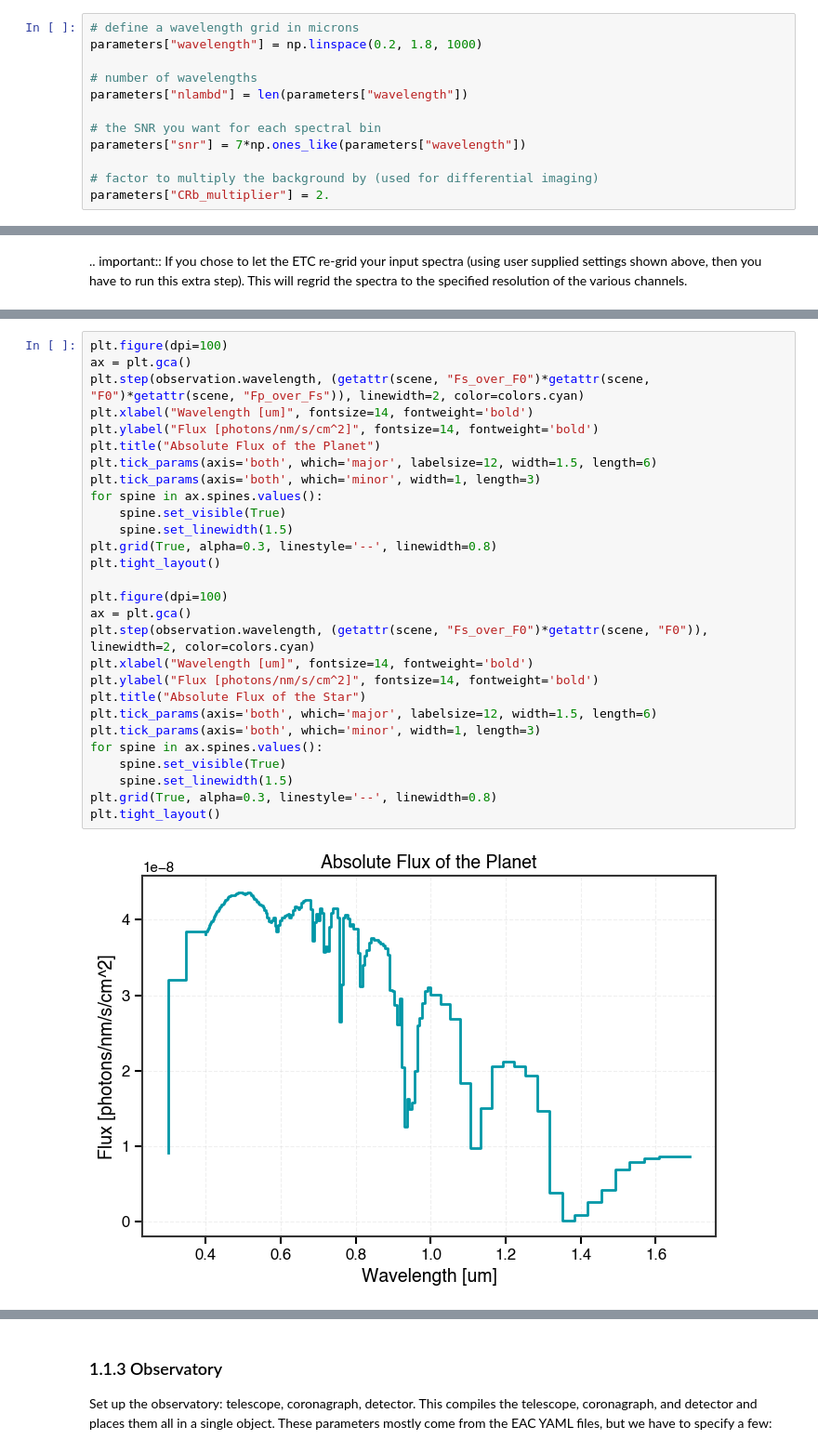
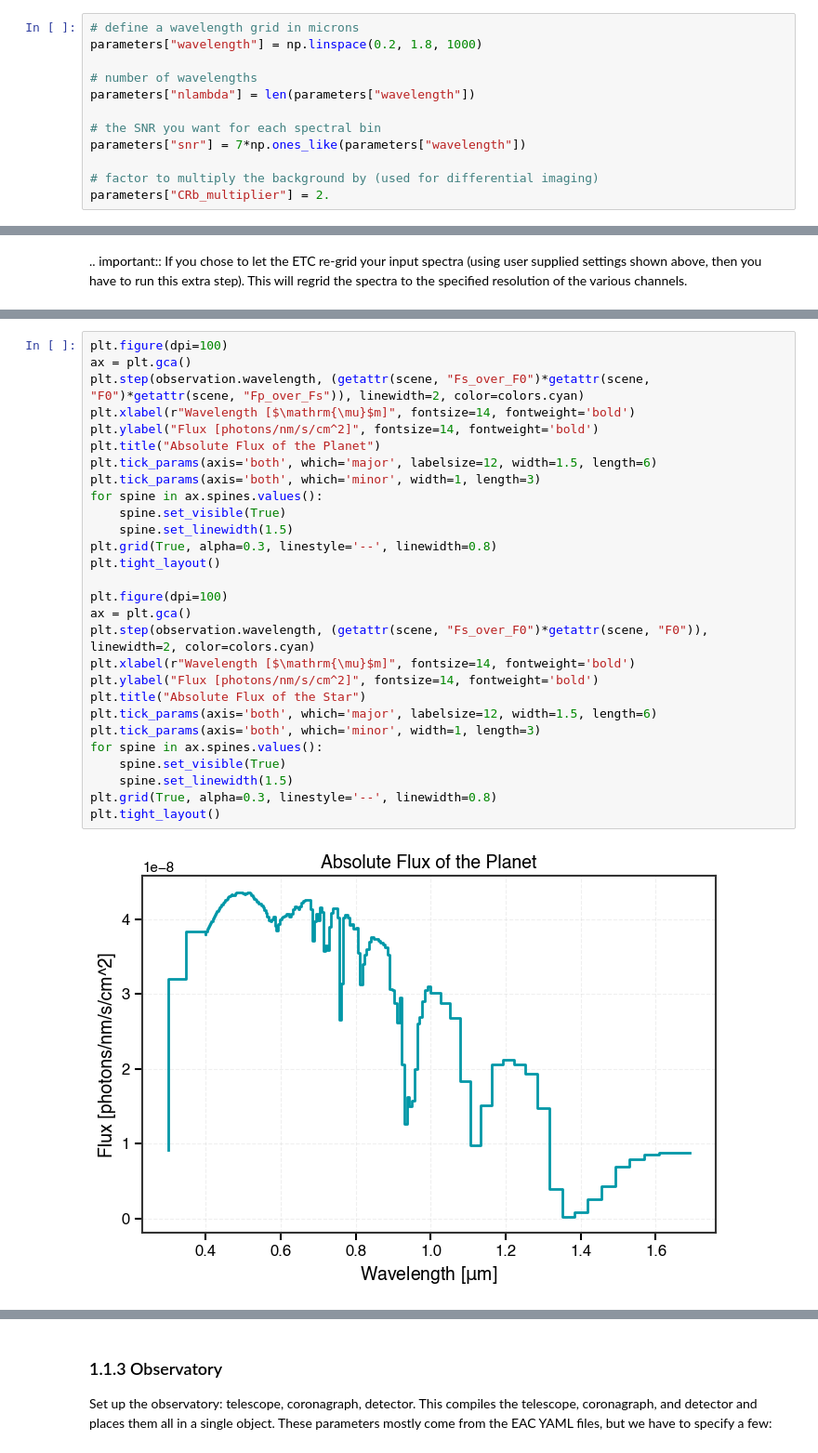
Before and after one commit to eleonoraalei/pyEDITH, a Jupyter notebook: tutorials/spectroscopy_tutorial.ipynb, the cells around one changed output, grey strips where cells are left out. Shown at 93% size. Cells and saved outputs as stored; diff of their text form.

```diff
--- a/tutorials/spectroscopy_tutorial.ipynb
+++ b/tutorials/spectroscopy_tutorial.ipynb
@@ -48,7 +48,7 @@ We now set up the **Observation** class. Eventually, this is where the exposure
 parameters["wavelength"] = np.linspace(0.2, 1.8, 1000)
 
 # number of wavelengths
-parameters["nlambd"] = len(parameters["wavelength"])
+parameters["nlambda"] = len(parameters["wavelength"])
 
 # the SNR you want for each spectral bin
 parameters["snr"] = 7*np.ones_like(parameters["wavelength"])
@@ -233,30 +221,30 @@ if parameters["regrid_wavelength"] is True:
 # %%
 plt.figure(dpi=100)
 ax = plt.gca()
 plt.step(observation.wavelength, (getattr(scene, "Fs_over_F0")*getattr(scene, "F0")*getattr(scene, "Fp_over_Fs")), linewidth=2, color=colors.cyan)
-plt.xlabel("Wavelength [um]", fontsize=14, fontweight='bold')
+plt.xlabel(r"Wavelength [$\mathrm{\mu}$m]", fontsize=14, fontweight='bold')
 plt.ylabel("Flux [photons/nm/s/cm^2]", fontsize=14, fontweight='bold')
 plt.title("Absolute Flux of the Planet")
 plt.tick_params(axis='both', which='major', labelsize=12, width=1.5, length=6)
 plt.tick_params(axis='both', which='minor', width=1, length=3)
 for spine in ax.spines.values():
     spine.set_visible(True)
     spine.set_linewidth(1.5)
 plt.grid(True, alpha=0.3, linestyle='--', linewidth=0.8)
 plt.tight_layout()
 
 plt.figure(dpi=100)
 ax = plt.gca()
 plt.step(observation.wavelength, (getattr(scene, "Fs_over_F0")*getattr(scene, "F0")), linewidth=2, color=colors.cyan)
-plt.xlabel("Wavelength [um]", fontsize=14, fontweight='bold')
+plt.xlabel(r"Wavelength [$\mathrm{\mu}$m]", fontsize=14, fontweight='bold')
 plt.ylabel("Flux [photons/nm/s/cm^2]", fontsize=14, fontweight='bold')
 plt.title("Absolute Flux of the Star")
 plt.tick_params(axis='both', which='major', labelsize=12, width=1.5, length=6)
 plt.tick_params(axis='both', which='minor', width=1, length=3)
 for spine in ax.spines.values():
     spine.set_visible(True)
     spine.set_linewidth(1.5)
 plt.grid(True, alpha=0.3, linestyle='--', linewidth=0.8)
 plt.tight_layout()
 # %% [output]
-[figure, old version]
+[figure, new version]
```
Also changed, not shown: parts of 14 cells of this notebook, 20 other files.
